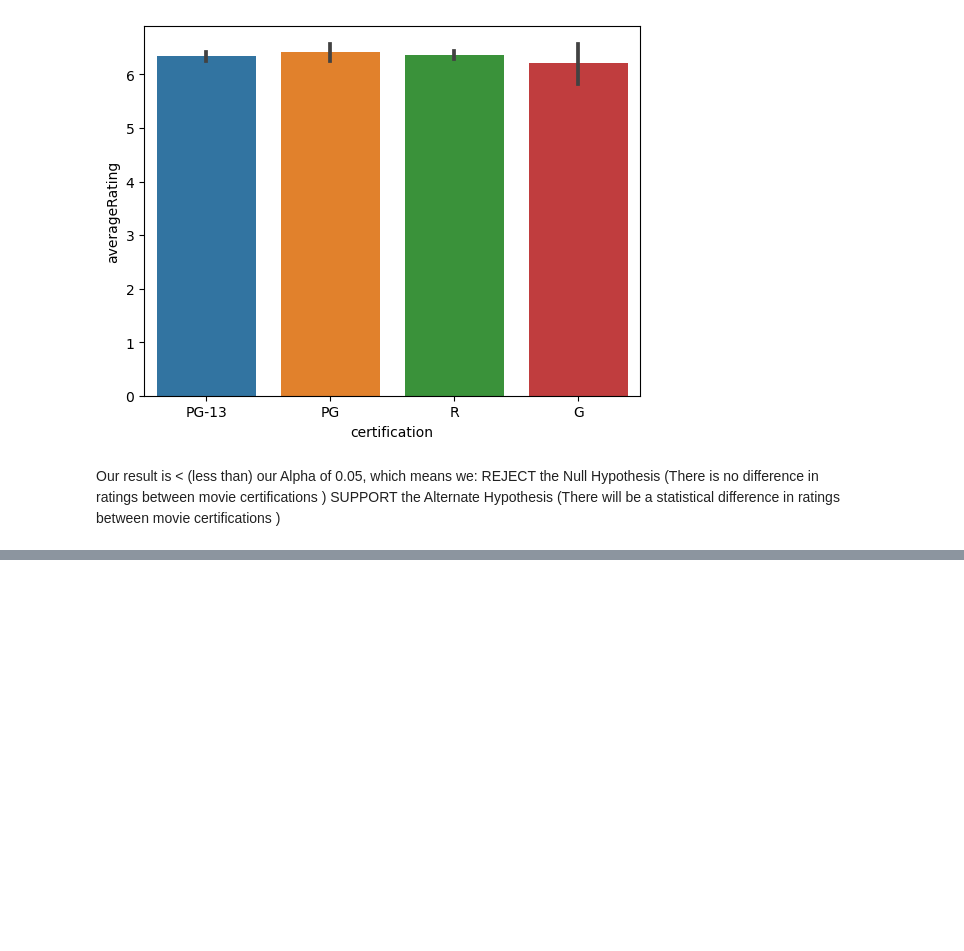
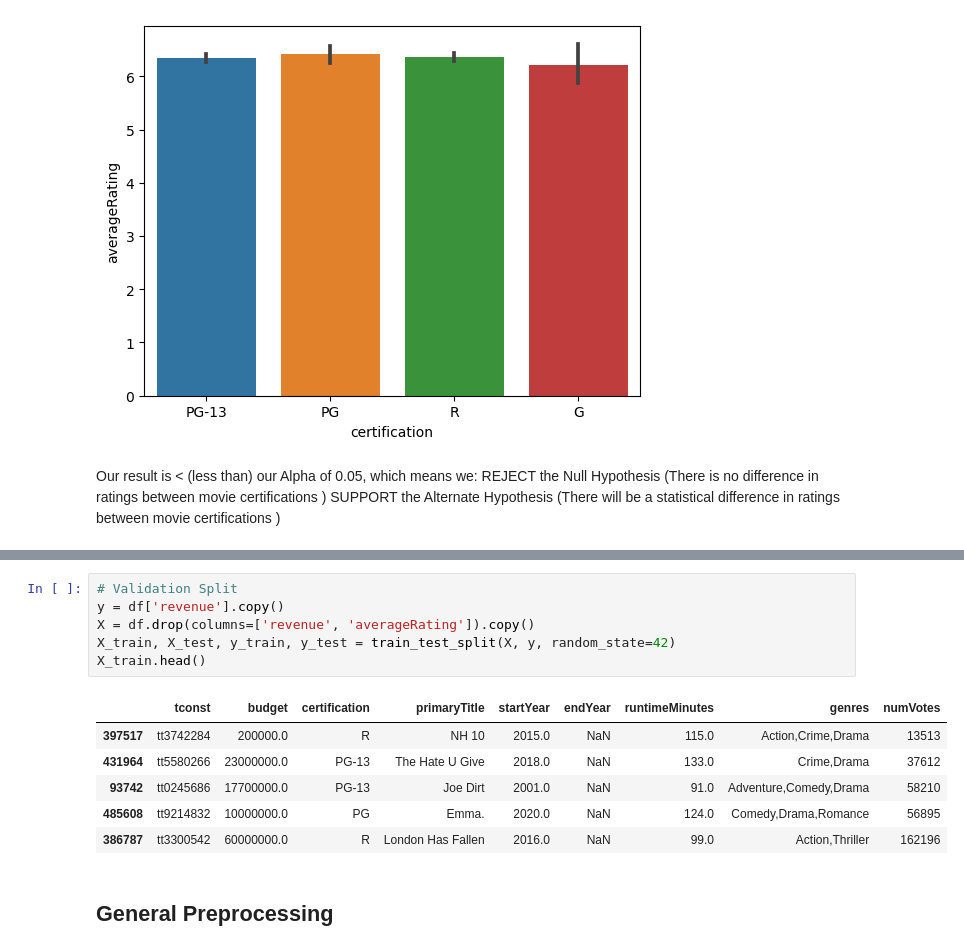
Before and after one commit to JoeBwonKenobi/Movie-Prediction-Project, a Jupyter notebook: Movie_Project_Part_5.ipynb, the cells around one changed output, grey strips where cells are left out. Saved outputs shown, nothing was run; the diff lists cells and outputs as text; blank space fills up the shorter version.

```diff
--- a/Movie_Project_Part_4.ipynb
+++ b/Movie_Project_Part_5.ipynb
@@ -1315,0 +1354,15 @@ SUPPORT the Alternate Hypothesis (There will be a statistical difference in rati
+# %%
+# Validation Split
+y = df['revenue'].copy()
+X = df.drop(columns=['revenue', 'averageRating']).copy()
+X_train, X_test, y_train, y_test = train_test_split(X, y, random_state=42)
+X_train.head()
+# %% [output]
+|  | tconst | budget | certification | primaryTitle | startYear | endYear | runtimeMinutes | genres | numVotes |
+| 397517 | tt3742284 | 200000.0 | R | NH 10 | 2015.0 | NaN | 115.0 | Action,Crime,Drama | 13513 |
+| 431964 | tt5580266 | 23000000.0 | PG-13 | The Hate U Give | 2018.0 | NaN | 133.0 | Crime,Drama | 37612 |
+| 93742 | tt0245686 | 17700000.0 | PG-13 | Joe Dirt | 2001.0 | NaN | 91.0 | Adventure,Comedy,Drama | 58210 |
+| 485608 | tt9214832 | 10000000.0 | PG | Emma. | 2020.0 | NaN | 124.0 | Comedy,Drama,Romance | 56895 |
+| 386787 | tt3300542 | 60000000.0 | R | London Has Fallen | 2016.0 | NaN | 99.0 | Action,Thriller | 162196 |
+# %% [markdown]
+## **General Preprocessing**
```
Also changed, not shown: parts of 37 cells of this notebook.
